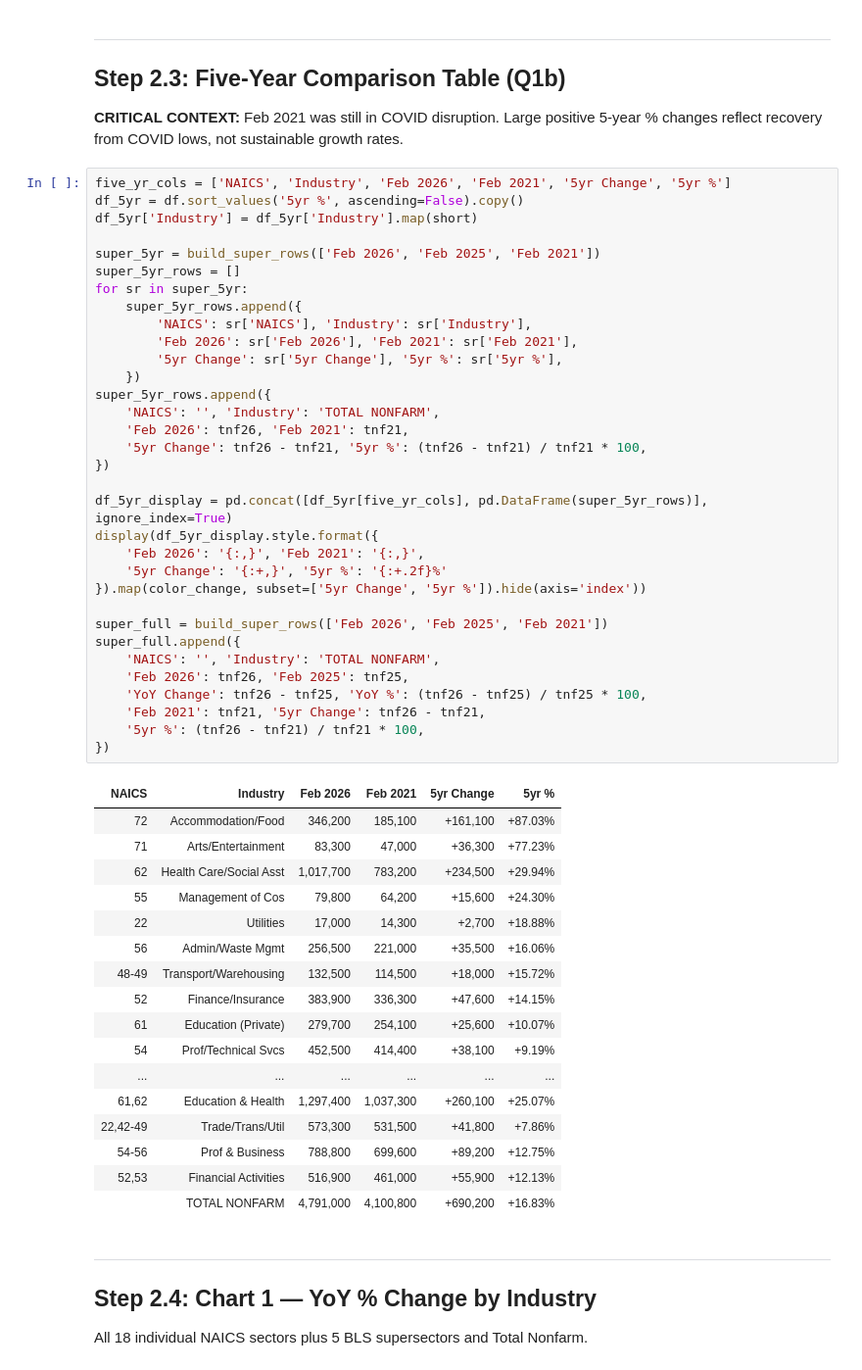
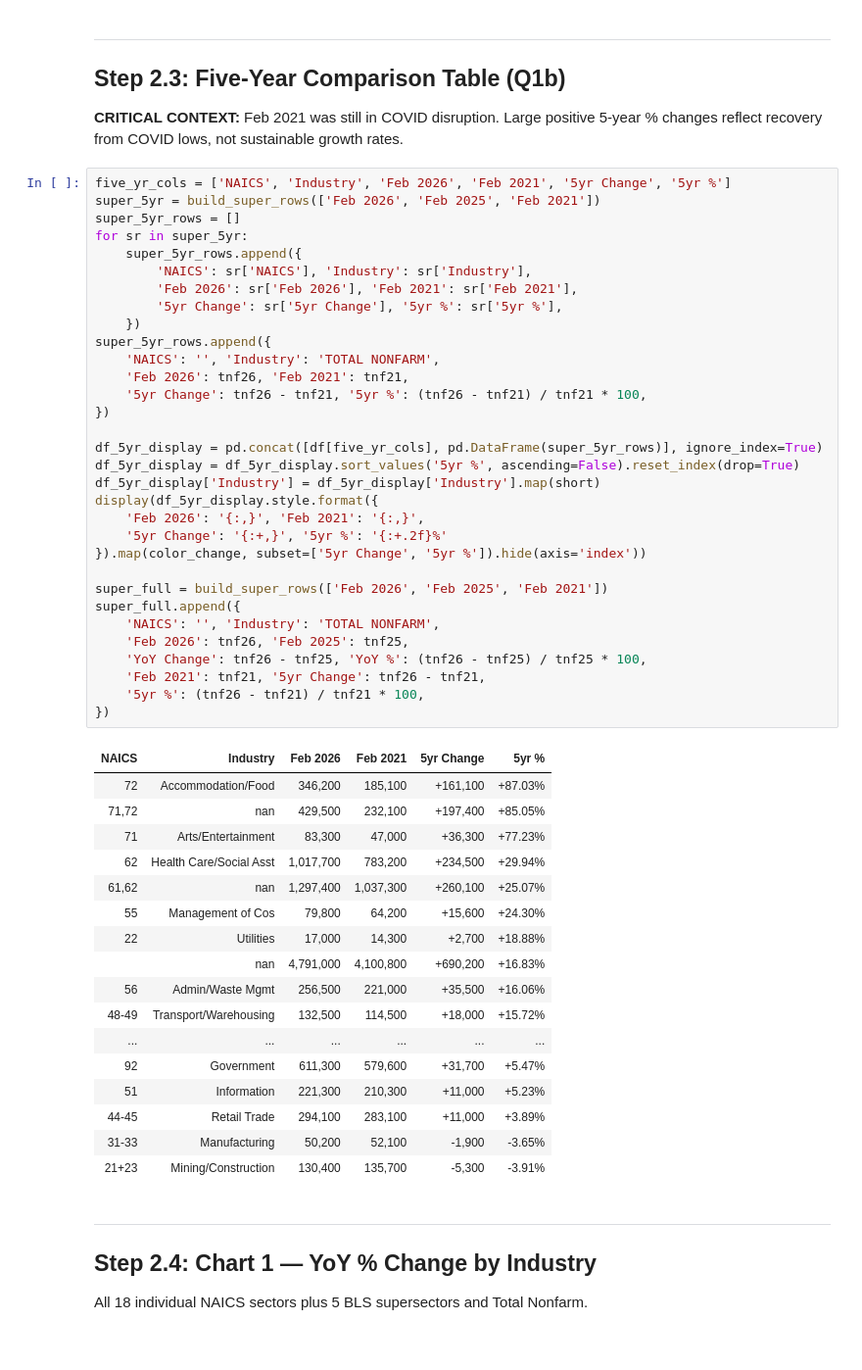
Before and after one commit to lrud/OSC_LR, a Jupyter notebook: notebooks/Q1_Employment_Analysis_executed.ipynb, the cells around one changed output. Shown at 98% size. Saved outputs shown, nothing was run; the diff lists cells and outputs as text.

Commit message:
Q1: Fix table sort (all rows descending including supersectors), remove orphan comparison heading

```diff
--- a/notebooks/Q1_Employment_Analysis_executed.ipynb
+++ b/notebooks/Q1_Employment_Analysis_executed.ipynb
@@ -191,55 +190,54 @@ Private sector: Feb 2026 = 4,179,700 | YoY change = -48,900
 **CRITICAL CONTEXT:** Feb 2021 was still in COVID disruption. Large positive 5-year % changes reflect recovery from COVID lows, not sustainable growth rates.
 # %%
 five_yr_cols = ['NAICS', 'Industry', 'Feb 2026', 'Feb 2021', '5yr Change', '5yr %']
-df_5yr = df.sort_values('5yr %', ascending=False).copy()
-df_5yr['Industry'] = df_5yr['Industry'].map(short)
-
 super_5yr = build_super_rows(['Feb 2026', 'Feb 2025', 'Feb 2021'])
 super_5yr_rows = []
 for sr in super_5yr:
     super_5yr_rows.append({
         'NAICS': sr['NAICS'], 'Industry': sr['Industry'],
         'Feb 2026': sr['Feb 2026'], 'Feb 2021': sr['Feb 2021'],
         '5yr Change': sr['5yr Change'], '5yr %': sr['5yr %'],
     })
 super_5yr_rows.append({
     'NAICS': '', 'Industry': 'TOTAL NONFARM',
     'Feb 2026': tnf26, 'Feb 2021': tnf21,
     '5yr Change': tnf26 - tnf21, '5yr %': (tnf26 - tnf21) / tnf21 * 100,
 })
 
-df_5yr_display = pd.concat([df_5yr[five_yr_cols], pd.DataFrame(super_5yr_rows)], ignore_index=True)
+df_5yr_display = pd.concat([df[five_yr_cols], pd.DataFrame(super_5yr_rows)], ignore_index=True)
+df_5yr_display = df_5yr_display.sort_values('5yr %', ascending=False).reset_index(drop=True)
+df_5yr_display['Industry'] = df_5yr_display['Industry'].map(short)
 display(df_5yr_display.style.format({
     'Feb 2026': '{:,}', 'Feb 2021': '{:,}',
     '5yr Change': '{:+,}', '5yr %': '{:+.2f}%'
 }).map(color_change, subset=['5yr Change', '5yr %']).hide(axis='index'))
 
 super_full = build_super_rows(['Feb 2026', 'Feb 2025', 'Feb 2021'])
 super_full.append({
     'NAICS': '', 'Industry': 'TOTAL NONFARM',
     'Feb 2026': tnf26, 'Feb 2025': tnf25,
     'YoY Change': tnf26 - tnf25, 'YoY %': (tnf26 - tnf25) / tnf25 * 100,
     'Feb 2021': tnf21, '5yr Change': tnf26 - tnf21,
     '5yr %': (tnf26 - tnf21) / tnf21 * 100,
 })
 # %% [output]
 | NAICS | Industry | Feb 2026 | Feb 2021 | 5yr Change | 5yr % |
 | 72 | Accommodation/Food | 346,200 | 185,100 | +161,100 | +87.03% |
+| 71,72 | nan | 429,500 | 232,100 | +197,400 | +85.05% |
 | 71 | Arts/Entertainment | 83,300 | 47,000 | +36,300 | +77.23% |
 | 62 | Health Care/Social Asst | 1,017,700 | 783,200 | +234,500 | +29.94% |
+| 61,62 | nan | 1,297,400 | 1,037,300 | +260,100 | +25.07% |
 | 55 | Management of Cos | 79,800 | 64,200 | +15,600 | +24.30% |
 | 22 | Utilities | 17,000 | 14,300 | +2,700 | +18.88% |
+|  | nan | 4,791,000 | 4,100,800 | +690,200 | +16.83% |
 | 56 | Admin/Waste Mgmt | 256,500 | 221,000 | +35,500 | +16.06% |
 | 48-49 | Transport/Warehousing | 132,500 | 114,500 | +18,000 | +15.72% |
-| 52 | Finance/Insurance | 383,900 | 336,300 | +47,600 | +14.15% |
-| 61 | Education (Private) | 279,700 | 254,100 | +25,600 | +10.07% |
-| 54 | Prof/Technical Svcs | 452,500 | 414,400 | +38,100 | +9.19% |
 | ... | ... | ... | ... | ... | ... |
-| 61,62 | Education & Health | 1,297,400 | 1,037,300 | +260,100 | +25.07% |
-| 22,42-49 | Trade/Trans/Util | 573,300 | 531,500 | +41,800 | +7.86% |
-| 54-56 | Prof & Business | 788,800 | 699,600 | +89,200 | +12.75% |
-| 52,53 | Financial Activities | 516,900 | 461,000 | +55,900 | +12.13% |
-|  | TOTAL NONFARM | 4,791,000 | 4,100,800 | +690,200 | +16.83% |
+| 92 | Government | 611,300 | 579,600 | +31,700 | +5.47% |
+| 51 | Information | 221,300 | 210,300 | +11,000 | +5.23% |
+| 44-45 | Retail Trade | 294,100 | 283,100 | +11,000 | +3.89% |
+| 31-33 | Manufacturing | 50,200 | 52,100 | -1,900 | -3.65% |
+| 21+23 | Mining/Construction | 130,400 | 135,700 | -5,300 | -3.91% |
 # %% [markdown]
 ---
 ## Step 2.4: Chart 1 — YoY % Change by Industry
```
Also changed, not shown: parts of 2 cells of this notebook, 2 other files.
